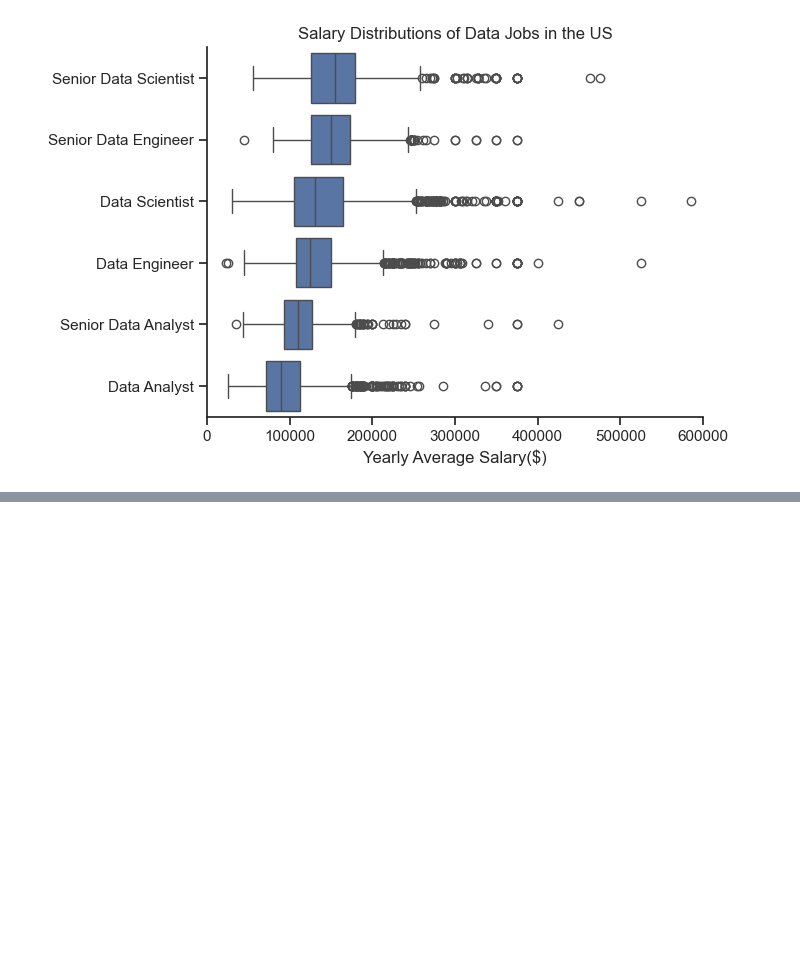
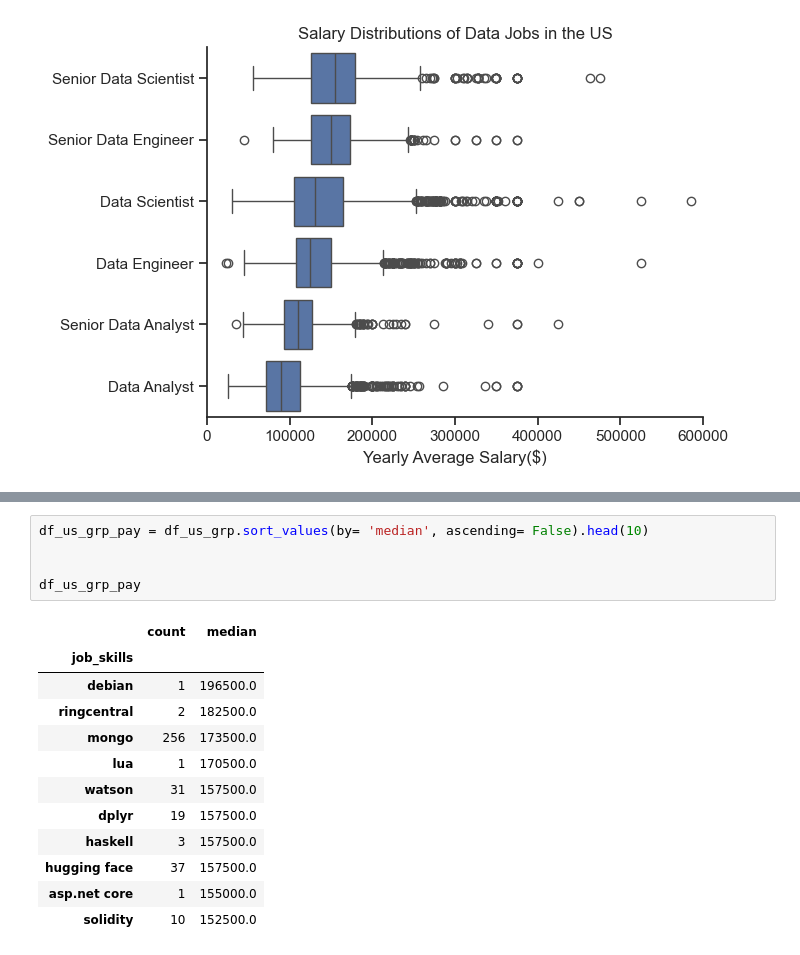
Before and after one commit to jessewaweru/PythonProjects, a Jupyter notebook: L_Project/4_SalaryAnalysis.ipynb, the cells around one changed output, grey strips where cells are left out. Saved outputs shown, nothing was run; the diff lists cells and outputs as text; blank space fills up the shorter version.

```diff
--- a/L_Project/4_SalaryAnalysis.ipynb
+++ b/L_Project/4_SalaryAnalysis.ipynb
@@ -45,0 +89,18 @@ plt.show()
+# %%
+df_us_grp_pay = df_us_grp.sort_values(by= 'median', ascending= False).head(10)
+
+
+df_us_grp_pay
+# %% [output]
+|  | count | median |
+| job_skills |  |  |
+| debian | 1 | 196500.0 |
+| ringcentral | 2 | 182500.0 |
+| mongo | 256 | 173500.0 |
+| lua | 1 | 170500.0 |
+| watson | 31 | 157500.0 |
+| dplyr | 19 | 157500.0 |
+| haskell | 3 | 157500.0 |
+| hugging face | 37 | 157500.0 |
+| asp.net core | 1 | 155000.0 |
+| solidity | 10 | 152500.0 |
```
Also changed, not shown: parts of 4 cells of this notebook, 1 other file.
